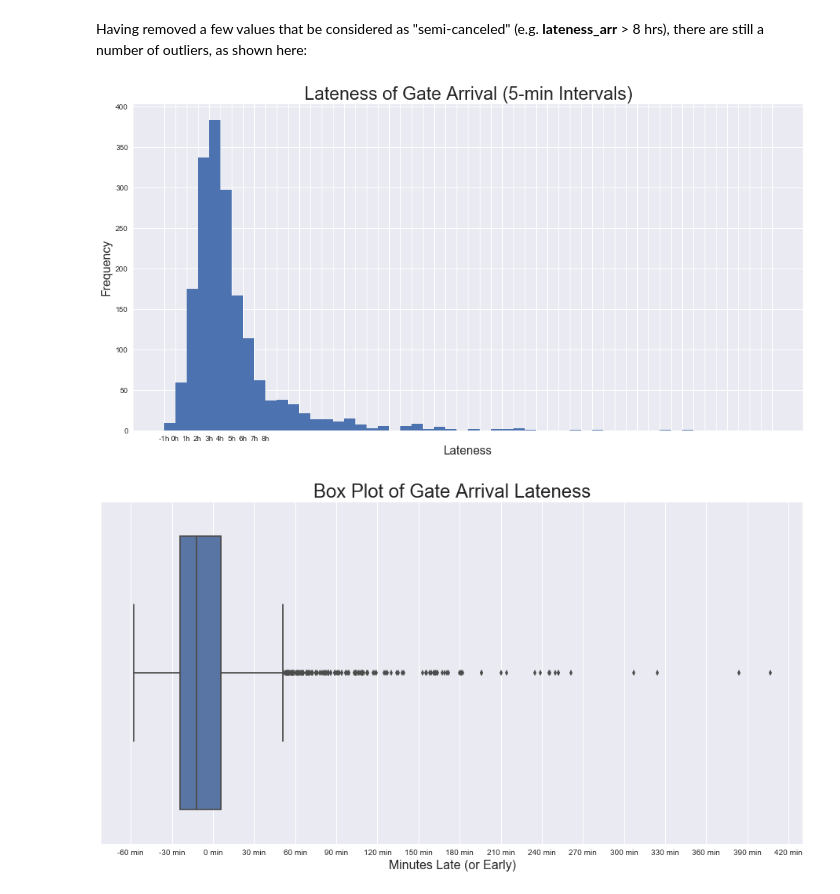
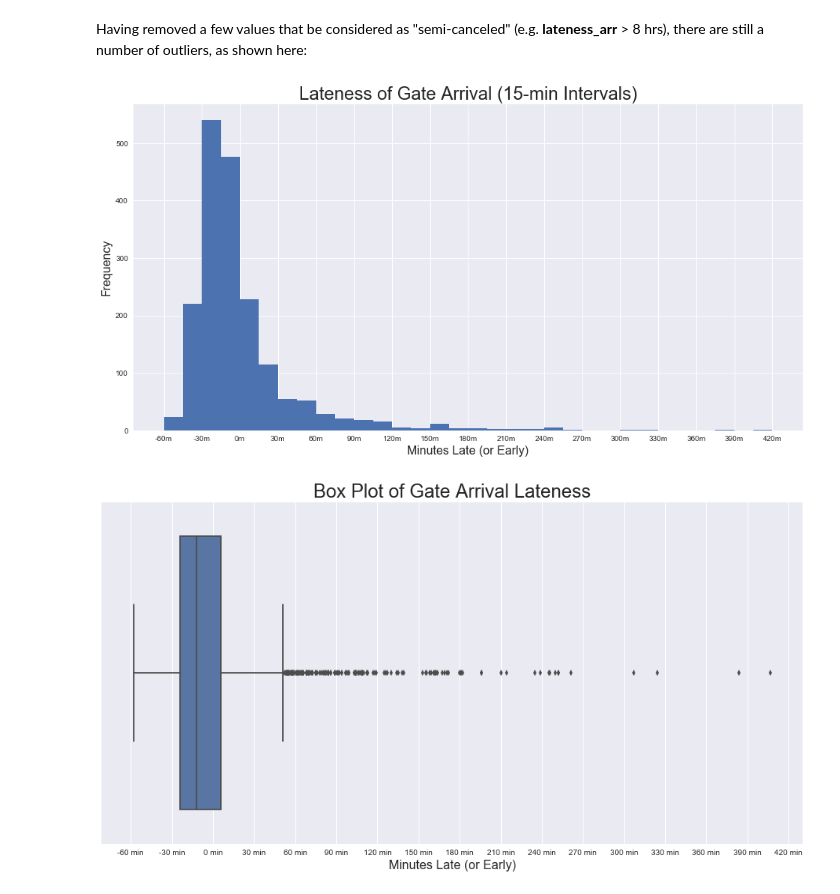
Before and after one commit to davidluther/Proj-02-Luther, a Jupyter notebook: code/2-Luther-Cleaning-Exploration.ipynb, the cells around one changed output. Drawn from its saved outputs; the diff is of its cells as text; code cells hidden in the pictures.

```diff
--- a/code/2-Luther-Cleaning-Exploration.ipynb
+++ b/code/2-Luther-Cleaning-Exploration.ipynb
@@ -253,14 +253,17 @@ Having removed a few values that be considered as "semi-canceled" (e.g. **latene
 # %%
 x = AAL_unfiltered.lateness_arr
 
 plt.figure(figsize=(16,8))
-plt.hist(x, bins=minutes_10, range=[-60,480])
-plt.xticks(minutes_10, [str(i)+'h' for i in hours])
-plt.xlabel("Lateness", fontsize=16)
+plt.hist(x, bins=32, range=[-60,420])
+plt.xticks(minutes_30, [str(i)+'m' for i in minutes_30])
+plt.xlabel("Minutes Late (or Early)", fontsize=16)
 plt.ylabel("Frequency", fontsize=16)
-plt.title("Lateness of Gate Arrival (5-min Intervals)", fontsize=24);
+plt.title("Lateness of Gate Arrival (15-min Intervals)", fontsize=24)
+
+# plt.savefig('../img/hist_lateness_pre.png', dpi=200, bbox_inches = 'tight')
+;
 # %% [output]
-[figure, old version]
+[figure, new version]
 # %%
 plt.figure(figsize=(16,8))
 sns.boxplot(AAL_unfiltered.lateness_arr)
```
Also changed, not shown: parts of 7 cells of this notebook, 19 other files.
